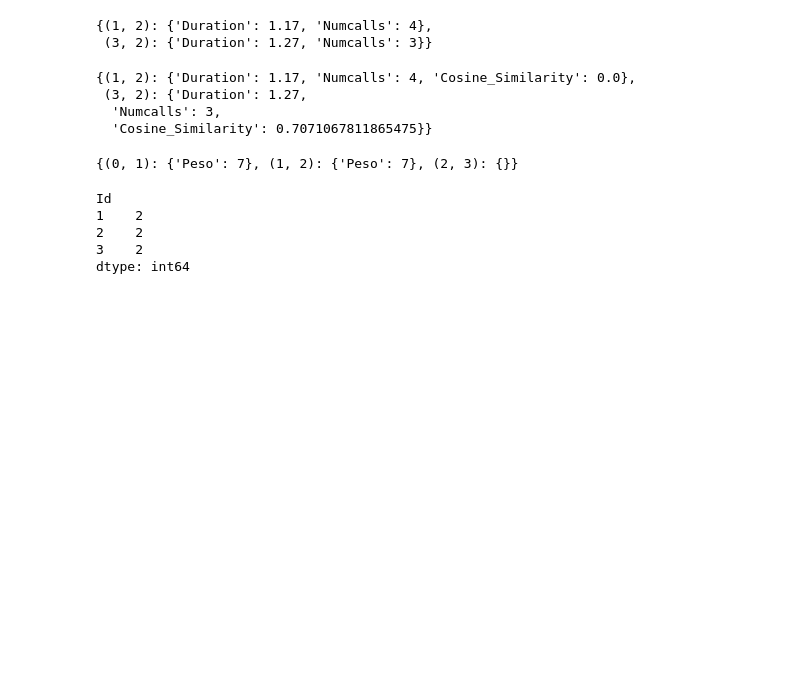
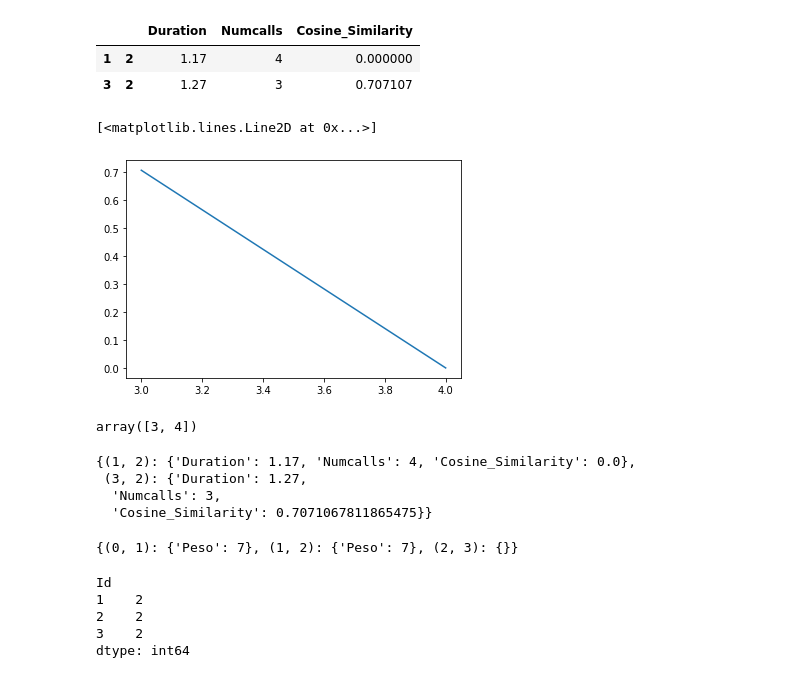
Before and after one commit to ghmc91/Projeto_Mestrado, a Jupyter notebook: Tests.ipynb, the cells around one changed output. Cells and saved outputs as stored; diff of their text form; code cells hidden in the pictures; blank space fills up the shorter version.

```diff
--- a/Tests.ipynb
+++ b/Tests.ipynb
@@ -26,8 +27,3 @@ tuples = set(dict_edge).difference(to_remove_dict)
 new_dict = {}
 for i in tuples:
     new_dict[i] = dict_edge[i]
-# %%
-new_dict
-# %% [output]
-{(1, 2): {'Duration': 1.17, 'Numcalls': 4},
- (3, 2): {'Duration': 1.27, 'Numcalls': 3}}
@@ -34,3 +36,22 @@ new_dict
+# %%
+df = pd.DataFrame.from_dict(new_dict, orient='index')
+df
+# %% [output]
+|  |  | Duration | Numcalls | Cosine_Similarity |
+| 1 | 2 | 1.17 | 4 | 0.000000 |
+| 3 | 2 | 1.27 | 3 | 0.707107 |
+# %%
+x = df['Numcalls'].to_numpy()
+y = df['Cosine_Similarity'].to_numpy()
+plt.plot(x,y)
+# %% [output]
+[<matplotlib.lines.Line2D at 0x...>]
+[figure, added]
+# %%
+x.sort()
+x
+# %% [output]
+array([3, 4])
 # %%
 for key, value in zip(new_dict.keys(), new_dict.values()):
     x = df.loc[key[0]].to_numpy()
```
Also changed, not shown: parts of 2 cells of this notebook, 10 other files.
